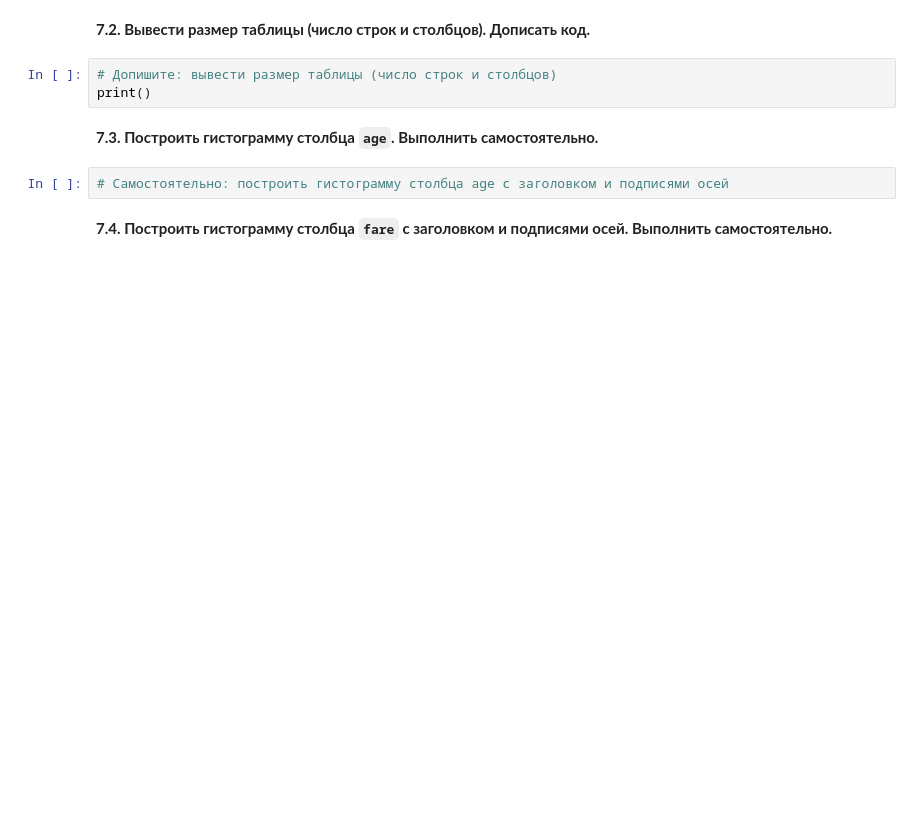
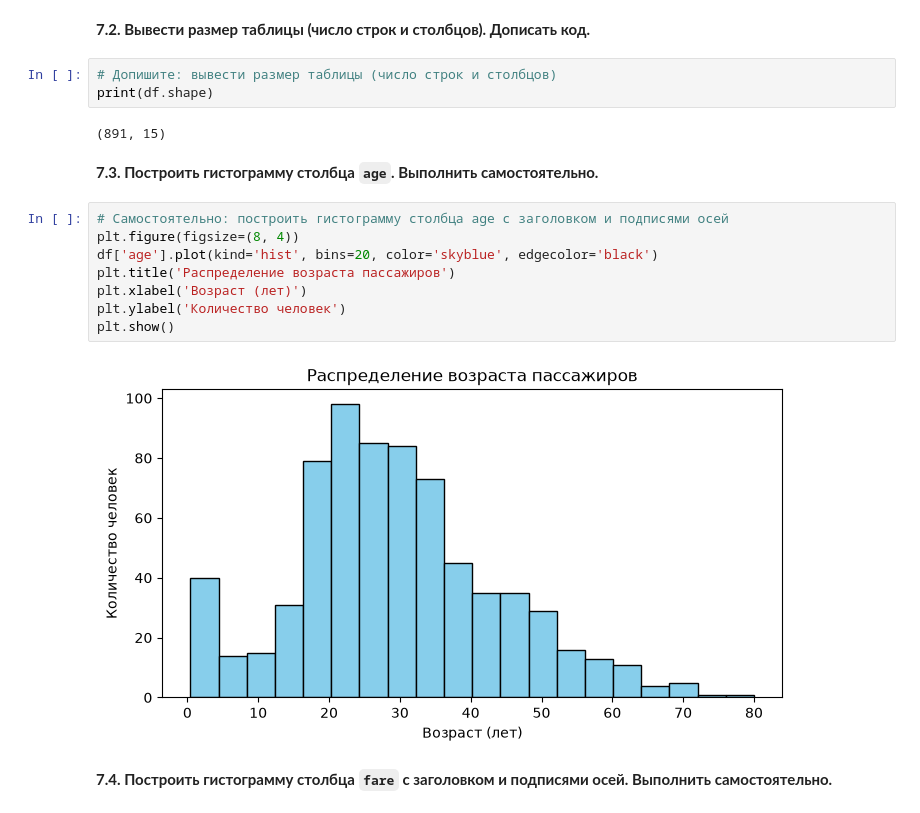
Before and after one commit to alexxxandra031/ai-course, a Jupyter notebook: lab1/notebooks/lab1.ipynb, the cells around one changed output. Saved outputs shown, nothing was run; the diff lists cells and outputs as text; blank space fills up the shorter version.

```diff
--- a/lab1/notebooks/lab1.ipynb
+++ b/lab1/notebooks/lab1.ipynb
@@ -602,11 +670,21 @@ df.head()
 **7.2. Вывести размер таблицы (число строк и столбцов). Дописать код.**
 # %%
 # Допишите: вывести размер таблицы (число строк и столбцов)
-print()
+print(df.shape)
+# %% [output]
+(891, 15)
 # %% [markdown]
 **7.3. Построить гистограмму столбца `age`. Выполнить самостоятельно.**
 # %%
 # Самостоятельно: построить гистограмму столбца age с заголовком и подписями осей
+plt.figure(figsize=(8, 4))
+df['age'].plot(kind='hist', bins=20, color='skyblue', edgecolor='black')
+plt.title('Распределение возраста пассажиров')
+plt.xlabel('Возраст (лет)')
+plt.ylabel('Количество человек')
+plt.show()
+# %% [output]
+[figure, added]
 # %% [markdown]
 **7.4. Построить гистограмму столбца `fare` с заголовком и подписями осей. Выполнить самостоятельно.**
 # %%
```
Also changed, not shown: parts of 25 cells of this notebook, 1 other file.
